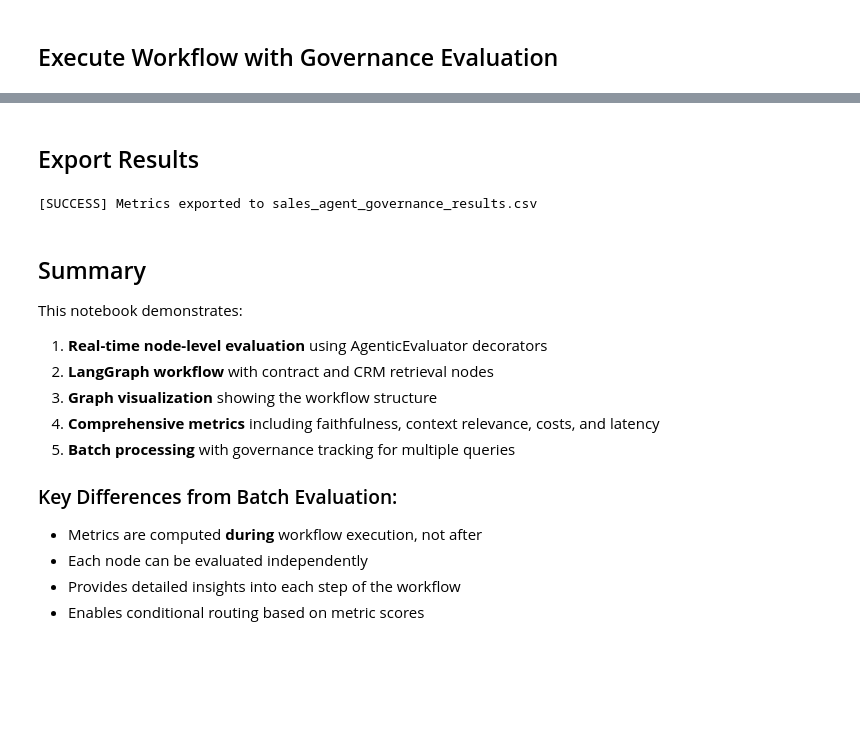
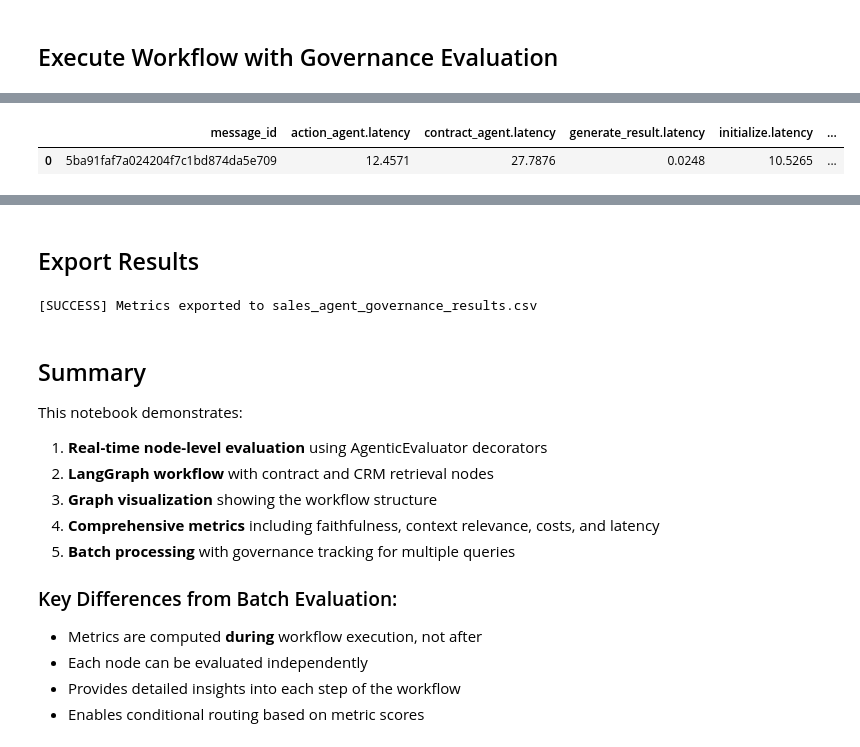
Before and after one commit to ibm-self-serve-assets/watsonx-governance-sdk-demos, a Jupyter notebook: multi-agent-demo/workflow_agentic_governance.ipynb, the cells around one changed output, grey strips where cells are left out. Saved outputs shown, nothing was run; the diff lists cells and outputs as text; code cells hidden in the pictures; blank space fills up the shorter version.

```diff
--- a/multi-agent-demo/workflow_agentic_governance.ipynb
+++ b/multi-agent-demo/workflow_agentic_governance.ipynb
@@ -473,0 +523,79 @@ Cost:
+# %%
+# Cell 11F: Display Metrics Summary
+print("\n" + "="*80)
+print("METRICS SUMMARY")
+print("="*80)
+
+# Display full dataframe first
+print("\nFull Metrics DataFrame:")
+print(f"Columns: {list(metrics_df.columns)}")
+print(f"Shape: {metrics_df.shape}")
+print()
+display(metrics_df)
+print()
+
+# Extract and display metrics by category
+print("="*80)
+print("DETAILED METRICS BREAKDOWN")
+print("="*80 + "\n")
+
+if len(metrics_df) > 0:
+    row = metrics_df.iloc[0]
+    cols = list(metrics_df.columns)
+
+    # Latency Metrics
+    print("Latency (seconds):")
+    latency_cols = [col for col in cols if 'latency' in col.lower()]
+    if latency_cols:
+        for col in sorted(latency_cols):
+            if pd.api.types.is_numeric_dtype(metrics_df[col]):
+                value = row[col]
+                if pd.notna(value):
+                    print(f"  {col}: {value:.4f}s")
+    else:
+        print("  No latency metrics found")
+    print()
+
+    # Quality Metrics
+    print("Quality Metrics:")
+    quality_cols = [col for col in cols if any(metric in col.lower() for metric in
+                   ['context_relevance', 'faithfulness', 'retrieval_precision',
+                    'answer_relevance', 'hallucination'])]
+    if quality_cols:
+        for col in sorted(quality_cols):
+            if pd.api.types.is_numeric_dtype(metrics_df[col]):
+                value = row[col]
+                if pd.notna(value):
+                    print(f"  {col}: {value:.4f}")
+    else:
+        print("  No quality metrics found")
+    print()
+
+    # Cost Metrics
+    print("Cost:")
+    if 'message.cost' in cols and pd.notna(row.get('message.cost')):
+        print(f"  Total: ${row['message.cost']:.4f}")
+    if 'message.input_token_count' in cols and pd.notna(row.get('message.input_token_count')):
+        print(f"  Input tokens: {int(row['message.input_token_count'])}")
+    if 'message.output_token_count' in cols and pd.notna(row.get('message.output_token_count')):
+        print(f"  Output tokens: {int(row['message.output_token_count'])}")
+    if 'message.duration' in cols and pd.notna(row.get('message.duration')):
+        print(f"  Total duration: {row['message.duration']:.4f}s")
+    print()
+
+    # Other Metrics
+    other_cols = [c for c in cols if c not in latency_cols + quality_cols +
+                 ['message.cost', 'message.input_token_count', 'message.output_token_count',
+                  'message.duration', 'message_id']]
+    if other_cols:
+        print("Other Metrics:")
+        for col in sorted(other_cols):
+            value = row[col]
+            if pd.notna(value):
+                print(f"  {col}: {value}")
+        print()
+
+print("="*80)
+print("[SUCCESS] Workflow completed with governance metrics")
+print("="*80)
+# %% [output]
@@ -473,0 +609,2 @@ Cost:
+|  | message_id | action_agent.latency | contract_agent.latency | generate_result.latency | initialize.latency | ... |
+| 0 | 5ba91faf7a024204f7c1bd874da5e709 | 12.4571 | 27.7876 | 0.0248 | 10.5265 | ... |
```
Also changed, not shown: parts of 15 cells of this notebook, 15 other files.
